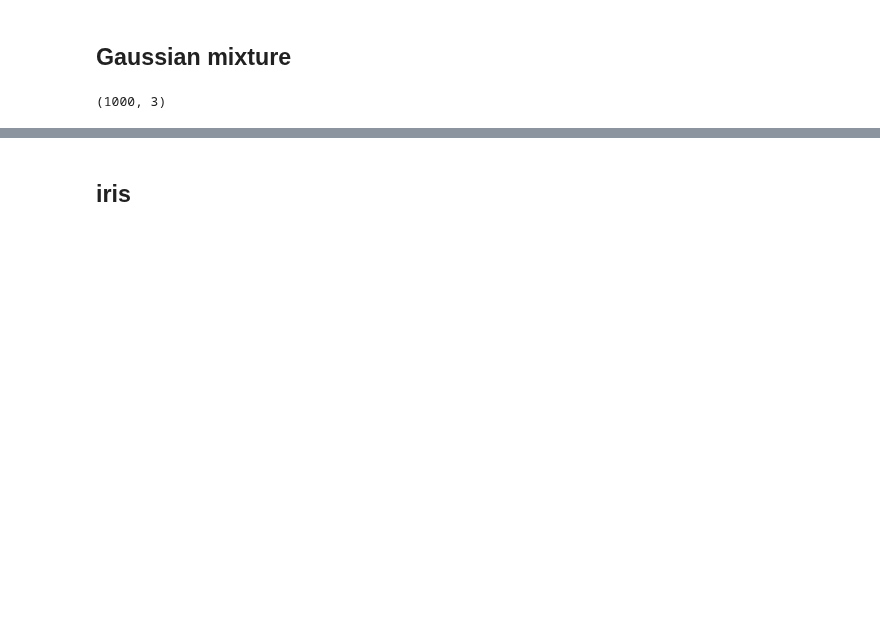
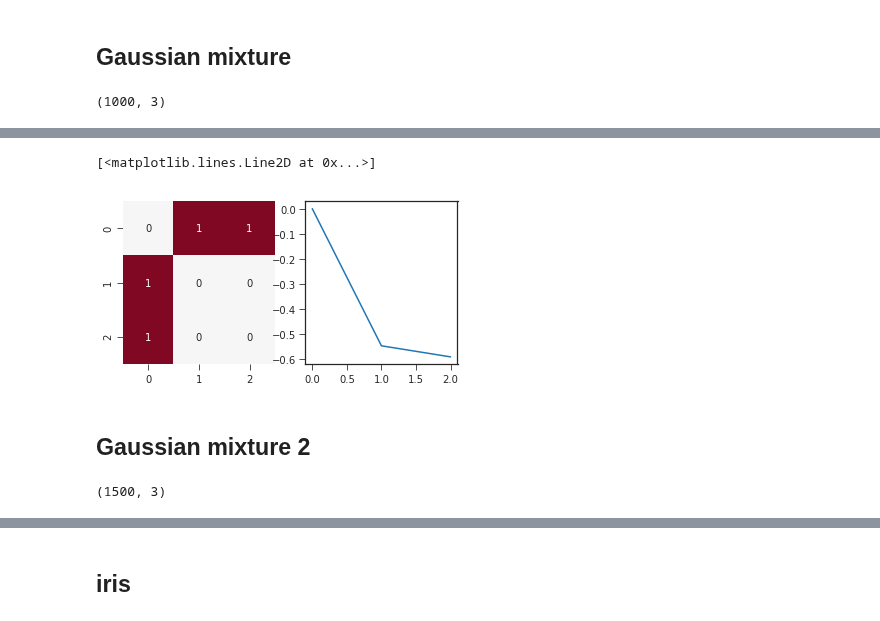
Before and after one commit to y-takashina/density_ratio, a Jupyter notebook: cmi-estimation-performance.ipynb, the cells around one changed output, grey strips where cells are left out. Cells and saved outputs as stored; diff of their text form; code cells hidden in the pictures; blank space fills up the shorter version.

```diff
--- a/cmi-estimation-performance.ipynb
+++ b/cmi-estimation-performance.ipynb
@@ -176,0 +164,29 @@ sns.pairplot(pd.DataFrame(X), hue=2)
+# %%
+n, d = X.shape
+edges, losses = knn.learn_mrf(X)
+g = nx.Graph()
+g.add_nodes_from(range(d))
+g.add_edges_from(edges)
+adj = nx.adjacency_matrix(g).toarray()
+f, axes = plt.subplots(1, 2, figsize=[6, 3])
+sns.heatmap(adj, annot=True, center=0, ax=axes[0], cmap=palette, cbar=False)
+plt.plot(losses, axes=axes[1])
+# %% [output]
+[<matplotlib.lines.Line2D at 0x...>]
+[figure, added]
+# %% [markdown]
+## Gaussian mixture 2
+# %%
+cluster = np.arange(1500)
+cluster[cluster < 500] = 0
+cluster[(cluster >= 500) & (cluster < 1000)] = 1
+cluster[cluster >= 1000] = 2
+X1 = scipy.stats.multivariate_normal(mean=[-8, 0], cov=np.eye(2)).rvs(500)
+X2 = scipy.stats.multivariate_normal(mean=[+8, 0], cov=np.eye(2)).rvs(500)
+X3 = scipy.stats.multivariate_normal(mean=[ 0, 10], cov=np.eye(2)).rvs(500)
+X = np.vstack([X1, X2, X3])
+# X = (X - np.mean(X, axis=0)) / np.std(X, axis=0)
+X = np.hstack([X, cluster.reshape(-1, 1)])
+X.shape
+# %% [output]
+(1500, 3)
```
Also changed, not shown: parts of 37 cells of this notebook, 2 other files.
